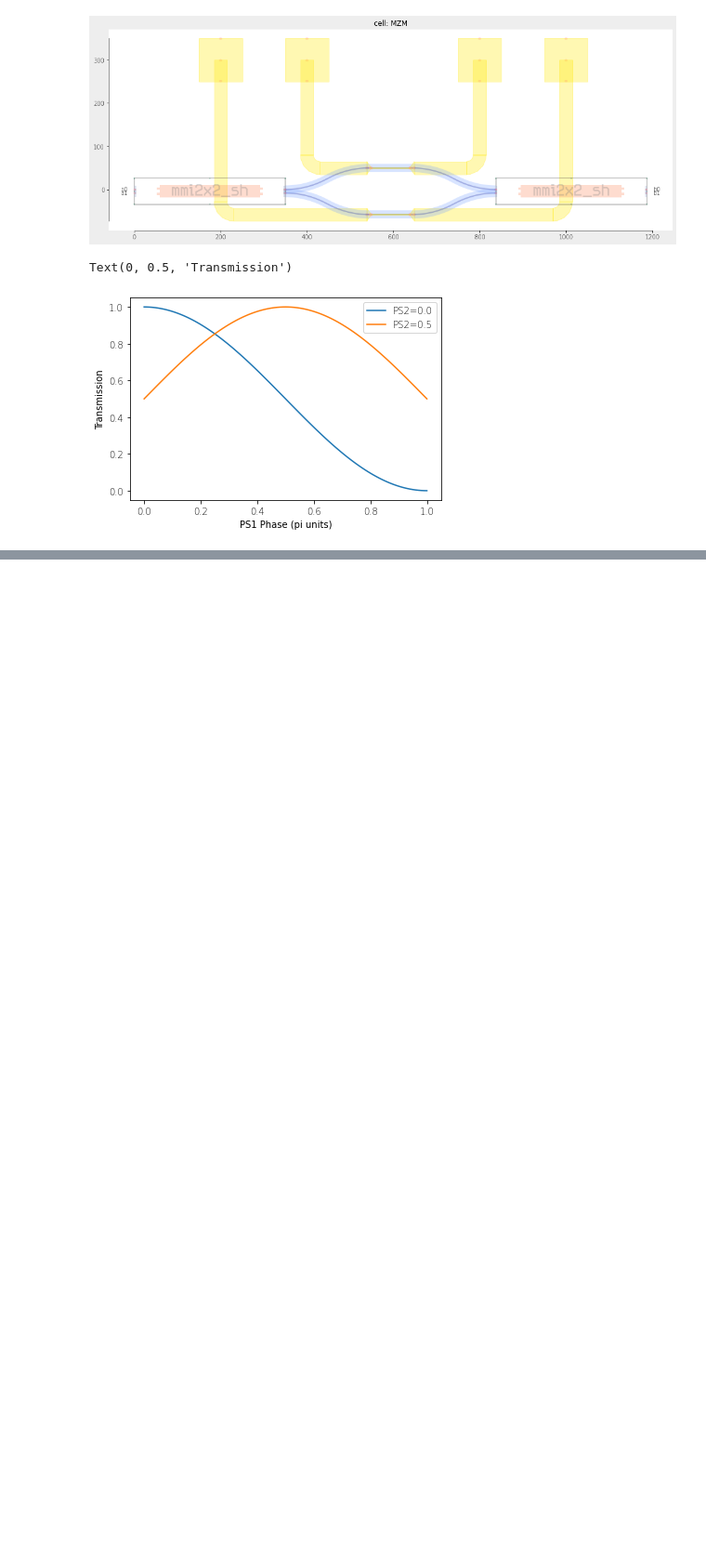
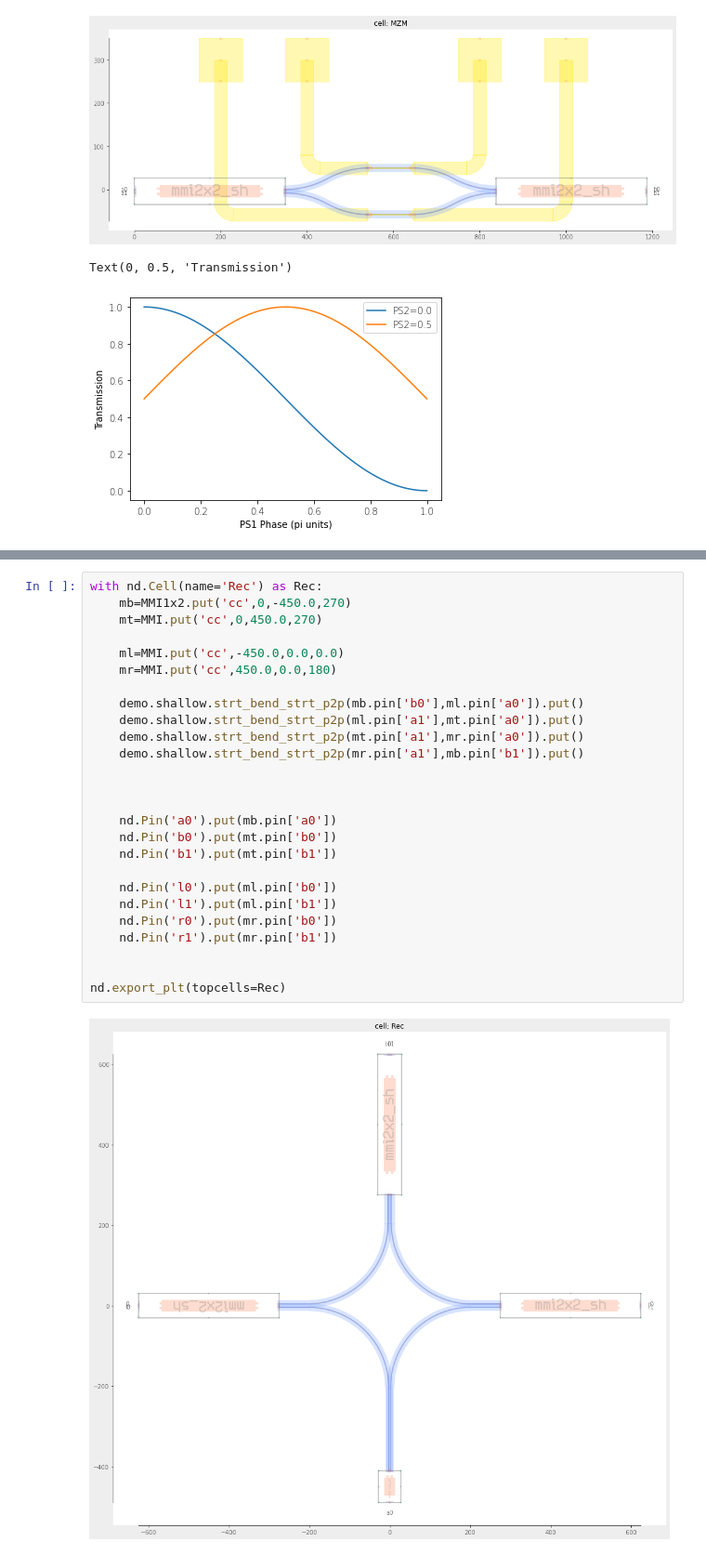
Before and after one commit to mpasson/lekkersim, a Jupyter notebook: jupiter/Nazca Integration.ipynb, the cells around one changed output, grey strips where cells are left out. Shown: that part at 93% size. Saved outputs shown, nothing was run; the diff lists cells and outputs as text; blank space fills up the shorter version.

```diff
--- a/jupiter/Nazca Integration.ipynb
+++ b/jupiter/Nazca Integration.ipynb
@@ -438,0 +363,28 @@ Connection of solver:                  Solver of IQ (id=139725343798160))
+# %%
+with nd.Cell(name='Rec') as Rec:
+    mb=MMI1x2.put('cc',0,-450.0,270)
+    mt=MMI.put('cc',0,450.0,270)
+
+    ml=MMI.put('cc',-450.0,0.0,0.0)
+    mr=MMI.put('cc',450.0,0.0,180)
+
+    demo.shallow.strt_bend_strt_p2p(mb.pin['b0'],ml.pin['a0']).put()
+    demo.shallow.strt_bend_strt_p2p(ml.pin['a1'],mt.pin['a0']).put()
+    demo.shallow.strt_bend_strt_p2p(mt.pin['a1'],mr.pin['a0']).put()
+    demo.shallow.strt_bend_strt_p2p(mr.pin['a1'],mb.pin['b1']).put()
+
+
+
+    nd.Pin('a0').put(mb.pin['a0'])
+    nd.Pin('b0').put(mt.pin['b0'])
+    nd.Pin('b1').put(mt.pin['b1'])
+
+    nd.Pin('l0').put(ml.pin['b0'])
+    nd.Pin('l1').put(ml.pin['b1'])
+    nd.Pin('r0').put(mr.pin['b0'])
+    nd.Pin('r1').put(mr.pin['b1'])
+
+
+nd.export_plt(topcells=Rec)
+# %% [output]
+[figure, added]
```
Also changed, not shown: parts of 15 cells of this notebook, 1 other file.
